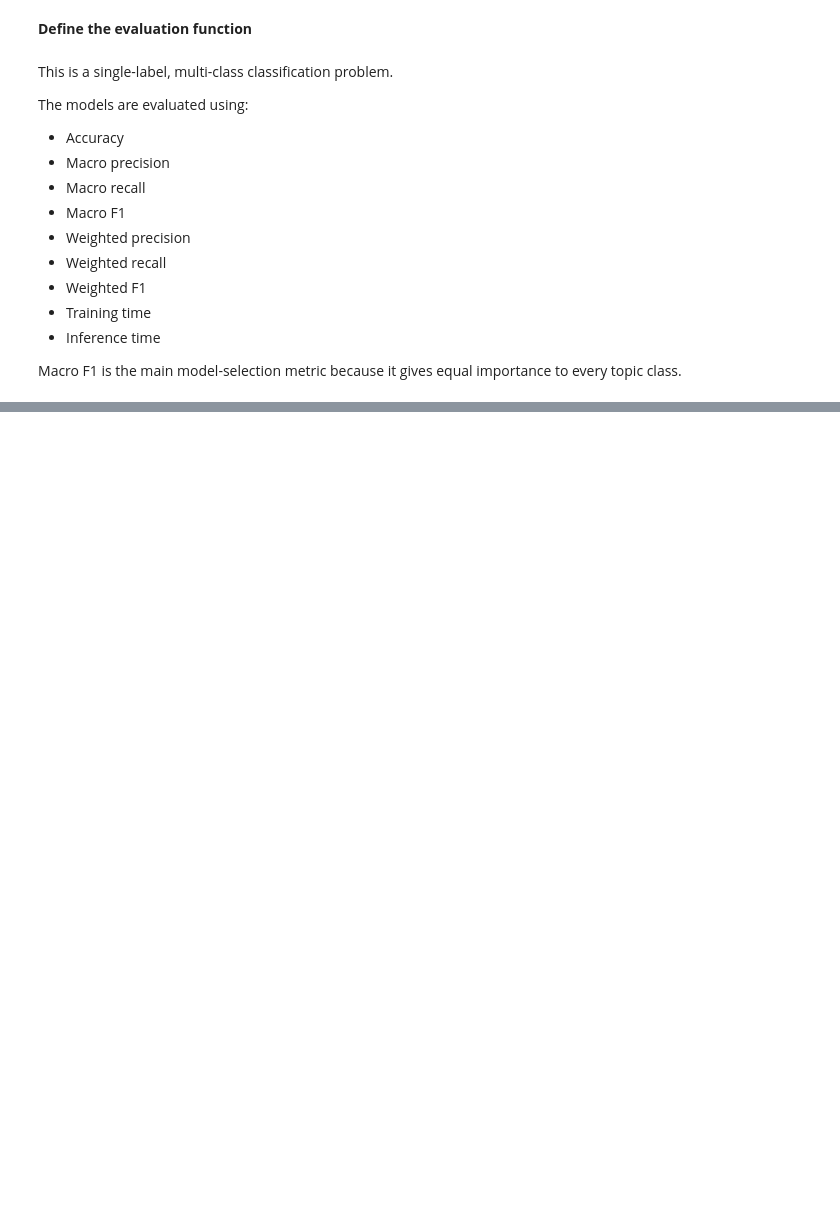
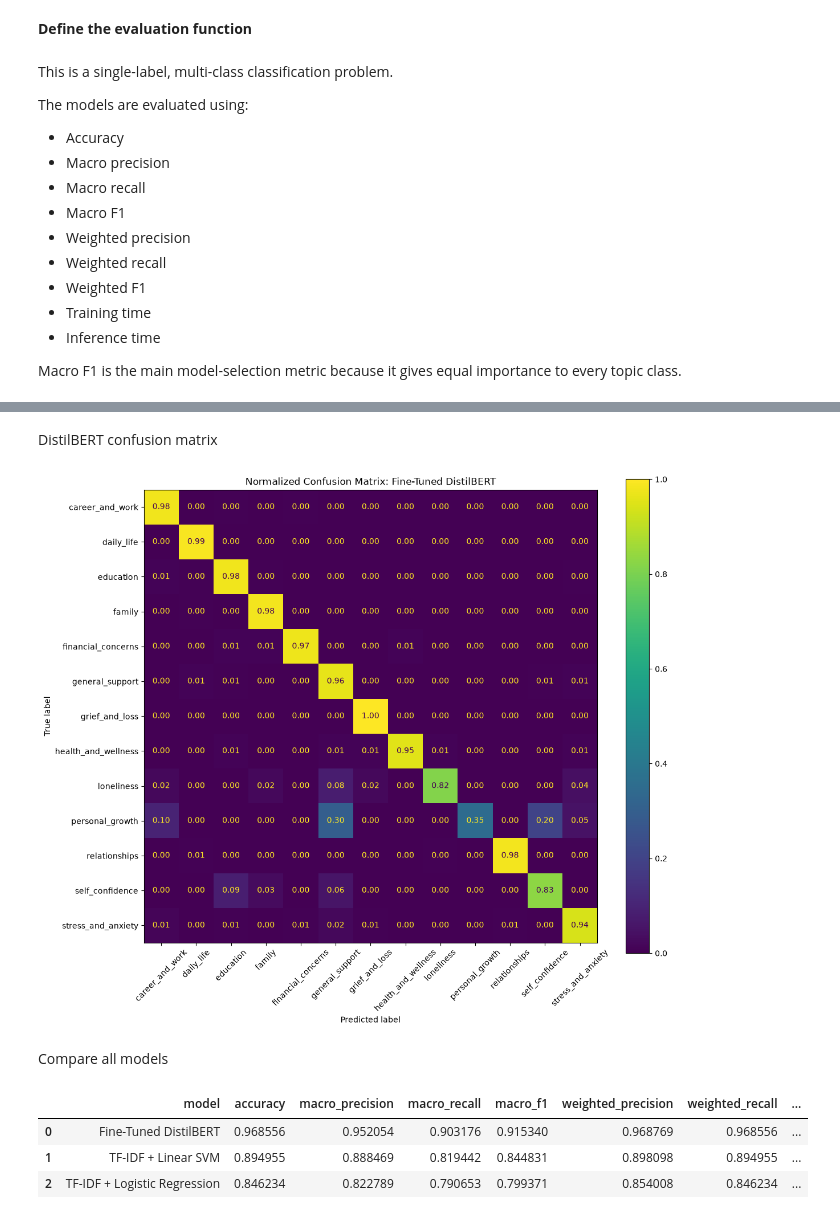
Before and after one commit to nelsonKat0522/AI_EmotionExpress, a Jupyter notebook: notebooks/02_Topic_Classification.ipynb, the cells around one changed output, grey strips where cells are left out. Cells and saved outputs as stored; diff of their text form; code cells hidden in the pictures; blank space fills up the shorter version.

```diff
--- a/notebooks/02_Topic_Classification.ipynb
+++ b/notebooks/02_Topic_Classification.ipynb
@@ -3110,0 +1834,2 @@ One important point for your final report: the model is currently learning label
+# %%
+topic_data_collator = (DataCollatorWithPadding(tokenizer=topic_tokenizer))
@@ -3110,0 +1862,2 @@ One important point for your final report: the model is currently learning label
+# %%
+DISTILBERT_OUTPUT_DIR = (MODEL_DIR/ "distilbert_training")
@@ -3110,0 +1912,26 @@ One important point for your final report: the model is currently learning label
+# %%
+distilbert_inference_start = (time.perf_counter())
+
+distilbert_prediction_output = (topic_trainer.predict(tokenized_topic_dataset["test"]))
+
+distilbert_inference_time = (time.perf_counter() - distilbert_inference_start)
+
+print("DistilBERT inference time:",f"{distilbert_inference_time:.2f} seconds")
+
+distilbert_logits = (distilbert_prediction_output.predictions)
+
+distilbert_true_labels = (distilbert_prediction_output.label_ids)
+
+distilbert_predicted_labels = (np.argmax(distilbert_logits,axis=-1,))
+
+distilbert_true_topics = (label_encoder.inverse_transform(distilbert_true_labels))
+
+distilbert_predicted_topics = (label_encoder.inverse_transform(distilbert_predicted_labels))
+
+distilbert_metrics = evaluate_topic_model(y_true=distilbert_true_topics,
+                                        y_pred=distilbert_predicted_topics,
+                                        model_name=("Fine-Tuned DistilBERT"),
+                                        training_time_seconds=(distilbert_training_time),
+                                        inference_time_seconds=(distilbert_inference_time))
+
+topic_model_results.append(distilbert_metrics)
@@ -3110,0 +1957,33 @@ One important point for your final report: the model is currently learning label
+# %% [markdown]
+DistilBERT confusion matrix
+# %%
+fig, axis = plt.subplots(figsize=(12, 10))
+
+ConfusionMatrixDisplay.from_predictions(distilbert_true_topics,
+                                        distilbert_predicted_topics,
+                                        labels=TOPIC_NAMES,
+                                        normalize="true",
+                                        xticks_rotation=45,
+                                        values_format=".2f",
+                                        ax=axis)
+
+plt.title("Normalized Confusion Matrix: Fine-Tuned DistilBERT")
+
+plt.tight_layout()
+plt.show()
+# %% [output]
+[figure, added]
+# %% [markdown]
+Compare all models
+# %%
+
+topic_model_comparison_df = pd.DataFrame(topic_model_results)
+
+topic_model_comparison_df = (topic_model_comparison_df.sort_values(by="macro_f1",ascending=False).reset_index(drop=True))
+
+topic_model_comparison_df
+# %% [output]
+|  | model | accuracy | macro_precision | macro_recall | macro_f1 | weighted_precision | weighted_recall | ... |
+| 0 | Fine-Tuned DistilBERT | 0.968556 | 0.952054 | 0.903176 | 0.915340 | 0.968769 | 0.968556 | ... |
+| 1 | TF-IDF + Linear SVM | 0.894955 | 0.888469 | 0.819442 | 0.844831 | 0.898098 | 0.894955 | ... |
+| 2 | TF-IDF + Logistic Regression | 0.846234 | 0.822789 | 0.790653 | 0.799371 | 0.854008 | 0.846234 | ... |
```
Also changed, not shown: parts of 102 cells of this notebook, 4 other files.
